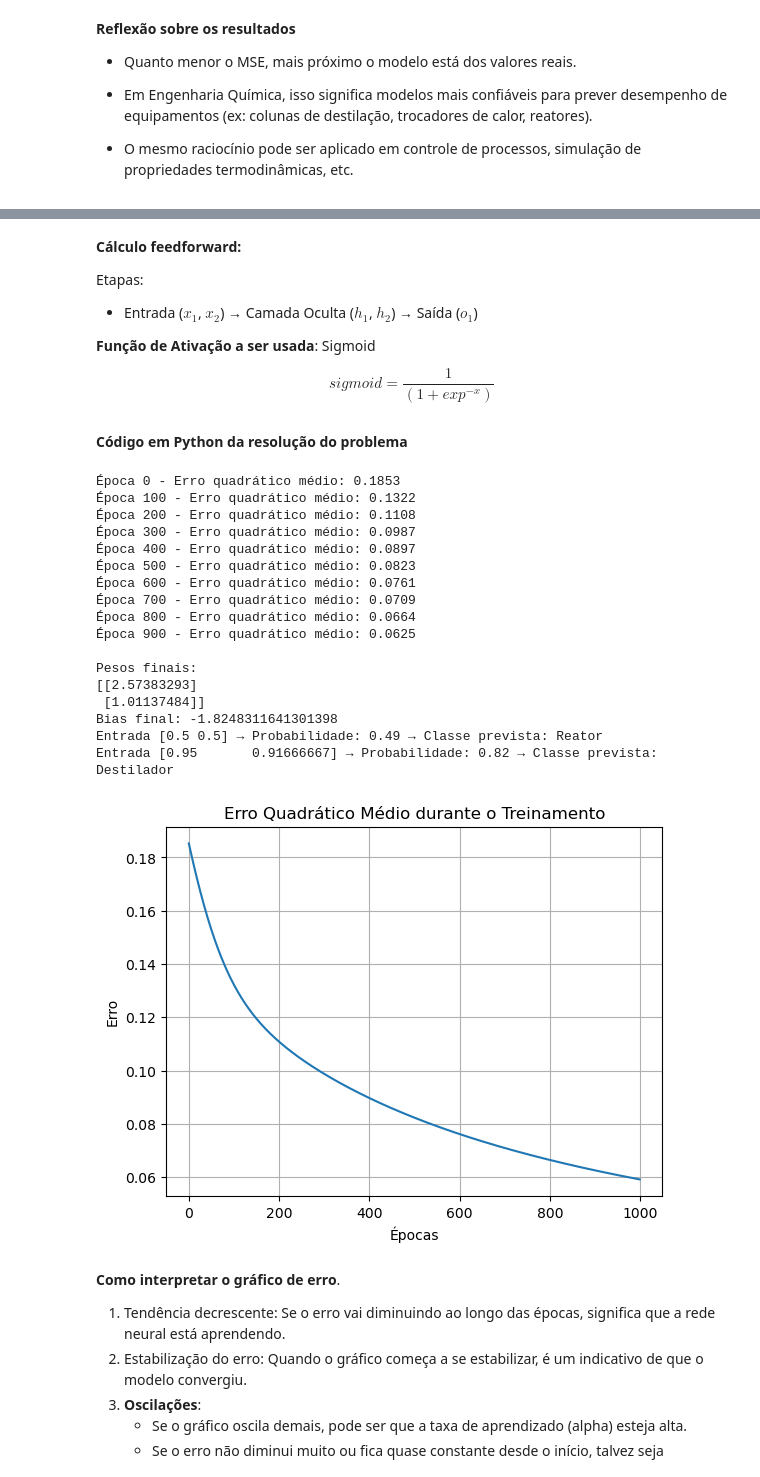
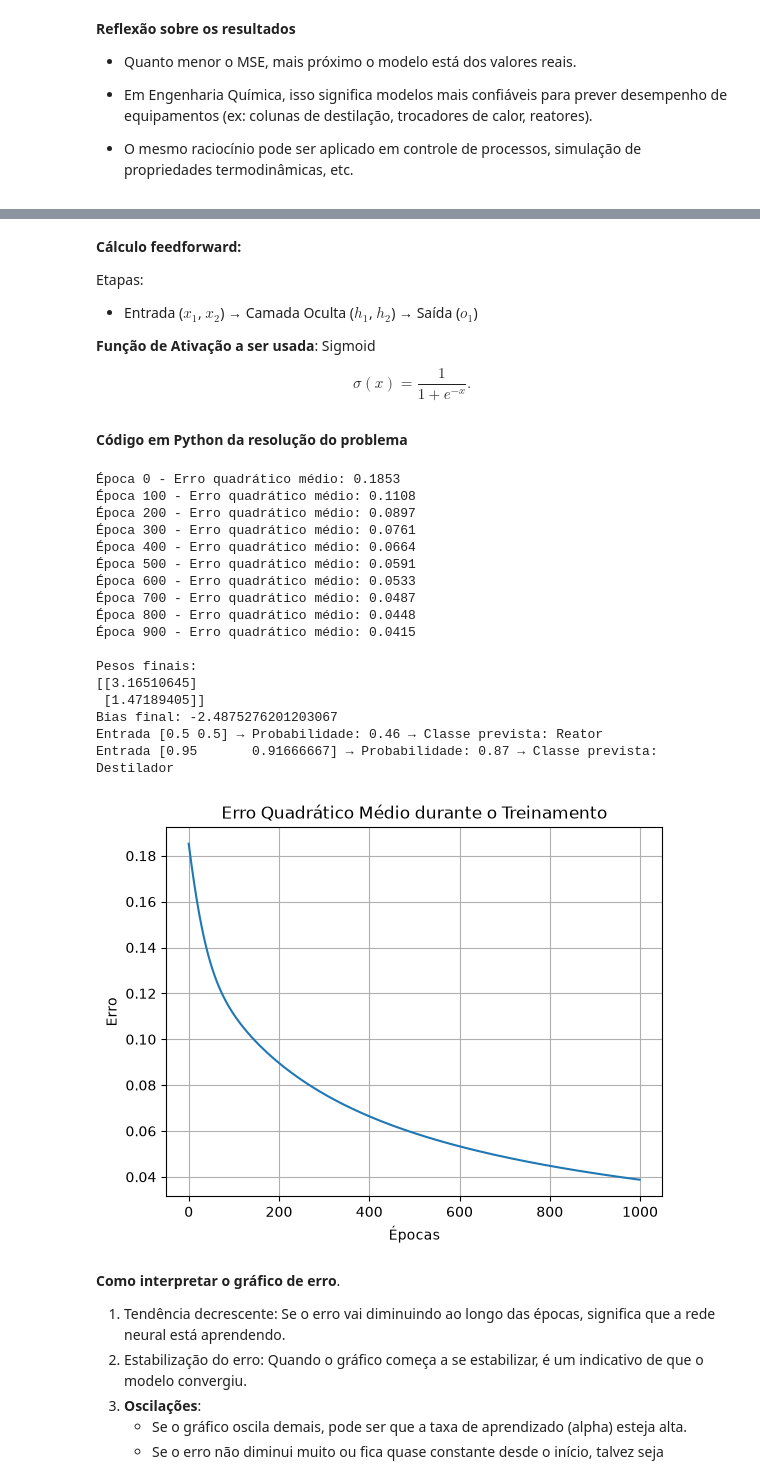
Before and after one commit to Edwards1969/portal-engenharia-uesc, a Jupyter notebook: CET001/AULAS/REDES_NEURAIS/Aula_1_1_Redes_Neurais_Apresentacao.ipynb, the cells around one changed output, grey strips where cells are left out. Drawn from its saved outputs; the diff is of its cells as text; code cells hidden in the pictures.

```diff
--- a/CET001/AULAS/REDES_NEURAIS/Aula_1_1_Redes_Neurais_Apresentacao.ipynb
+++ b/CET001/AULAS/REDES_NEURAIS/Aula_1_1_Redes_Neurais_Apresentacao.ipynb
@@ -260,10 +267,6 @@ __Codificando uma rede neural: Feedforward__
 Vamos implementar feedforward para nossa rede neural.
 # %%
 import numpy as np
-
-def sigmoid(x):
-    # Nossa função de ativaçõ: f(x) = 1/(1+e^(-x))
-    return 1 / (1 + np.exp(-x))
 
 def sigmoid(x):
     # Função de ativação sigmoide
@@ -712,7 +724,7 @@ Etapas:
 
 __Função de Ativação a ser usada__: Sigmoid
 
-$$ sigmoid = \frac{1}{(1 + exp^{-x})} $$
+$$\sigma(x)=\frac{1}{1+e^{-x}}.$$
 # %% [markdown]
 __Código em Python da resolução do problema__
 # %%
@@ -762,8 +774,8 @@ for epoca in range(epocas):
     custo = np.mean(erro ** 2)
     erros.append(custo)
 
-    grad_w = np.dot(X_norm.T, erro * sigmoid_derivada(z)) / len(X_norm)
-    grad_b = np.mean(erro * sigmoid_derivada(z))
+    grad_w = 2 * np.dot(X_norm.T, erro * sigmoid_derivada(z)) / len(X_norm)
+    grad_b = 2 * np.mean(erro * sigmoid_derivada(z))
 
     w -= alpha * grad_w
     b -= alpha * grad_b
@@ -774,48 +786,48 @@ for epoca in range(epocas):
 # Pesos e bias finais
 print("\nPesos finais:")
 print(w)
 print("Bias final:", b)
 
 # Teste com novas entradas
 novas_entradas = np.array([
     [140, 66],
     [158, 71]
 ], dtype=np.float64)
 
 novas_entradas_norm = (novas_entradas - X_min) / (X_max - X_min)
 
 for entrada in novas_entradas_norm:
     z = np.dot(entrada, w) + b
     prob = sigmoid(z)
     classe = "Destilador" if prob >= 0.5 else "Reator"
     print(f"Entrada {entrada} → Probabilidade: {prob[0]:.2f} → Classe prevista: {classe}")
 
 # Gráfico do erro quadrático médio
 plt.plot(erros)
 plt.title("Erro Quadrático Médio durante o Treinamento")
 plt.xlabel("Épocas")
 plt.ylabel("Erro")
 plt.grid(True)
 plt.show()
 # %% [output]
 Época 0 - Erro quadrático médio: 0.1853
-Época 100 - Erro quadrático médio: 0.1322
-Época 200 - Erro quadrático médio: 0.1108
-Época 300 - Erro quadrático médio: 0.0987
-Época 400 - Erro quadrático médio: 0.0897
-Época 500 - Erro quadrático médio: 0.0823
-Época 600 - Erro quadrático médio: 0.0761
-Época 700 - Erro quadrático médio: 0.0709
-Época 800 - Erro quadrático médio: 0.0664
-Época 900 - Erro quadrático médio: 0.0625
+Época 100 - Erro quadrático médio: 0.1108
+Época 200 - Erro quadrático médio: 0.0897
+Época 300 - Erro quadrático médio: 0.0761
+Época 400 - Erro quadrático médio: 0.0664
+Época 500 - Erro quadrático médio: 0.0591
+Época 600 - Erro quadrático médio: 0.0533
+Época 700 - Erro quadrático médio: 0.0487
+Época 800 - Erro quadrático médio: 0.0448
+Época 900 - Erro quadrático médio: 0.0415
 
 Pesos finais:
-[[2.57383293]
- [1.01137484]]
-Bias final: -1.8248311641301398
-Entrada [0.5 0.5] → Probabilidade: 0.49 → Classe prevista: Reator
-Entrada [0.95       0.91666667] → Probabilidade: 0.82 → Classe prevista: Destilador
+[[3.16510645]
+ [1.47189405]]
+Bias final: -2.4875276201203067
+Entrada [0.5 0.5] → Probabilidade: 0.46 → Classe prevista: Reator
+Entrada [0.95       0.91666667] → Probabilidade: 0.87 → Classe prevista: Destilador
-[figure, old version]
+[figure, new version]
 # %% [markdown]
 __Como interpretar o gráfico de erro__.
 
```
Also changed, not shown: parts of 20 cells of this notebook, 10 other files.
